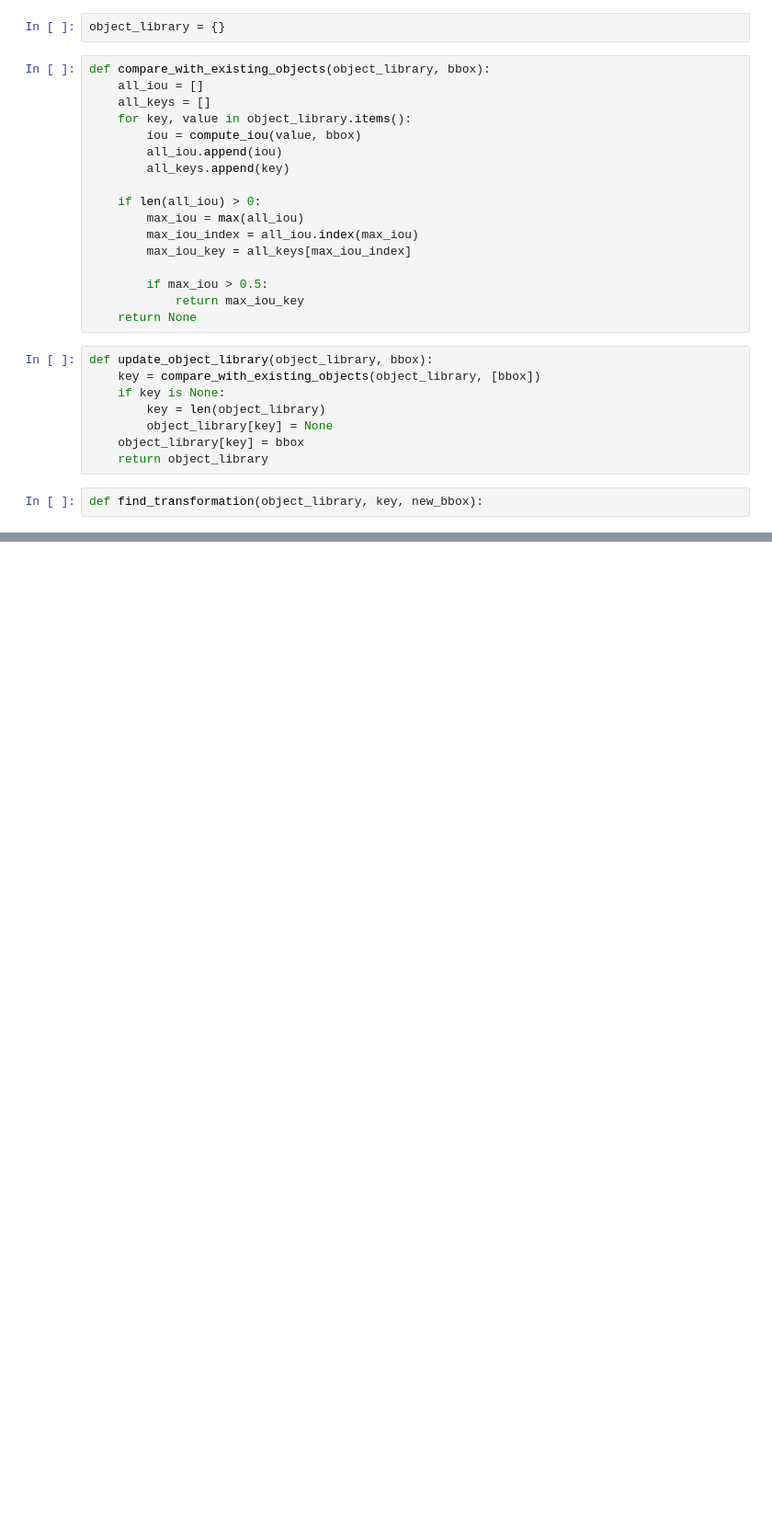
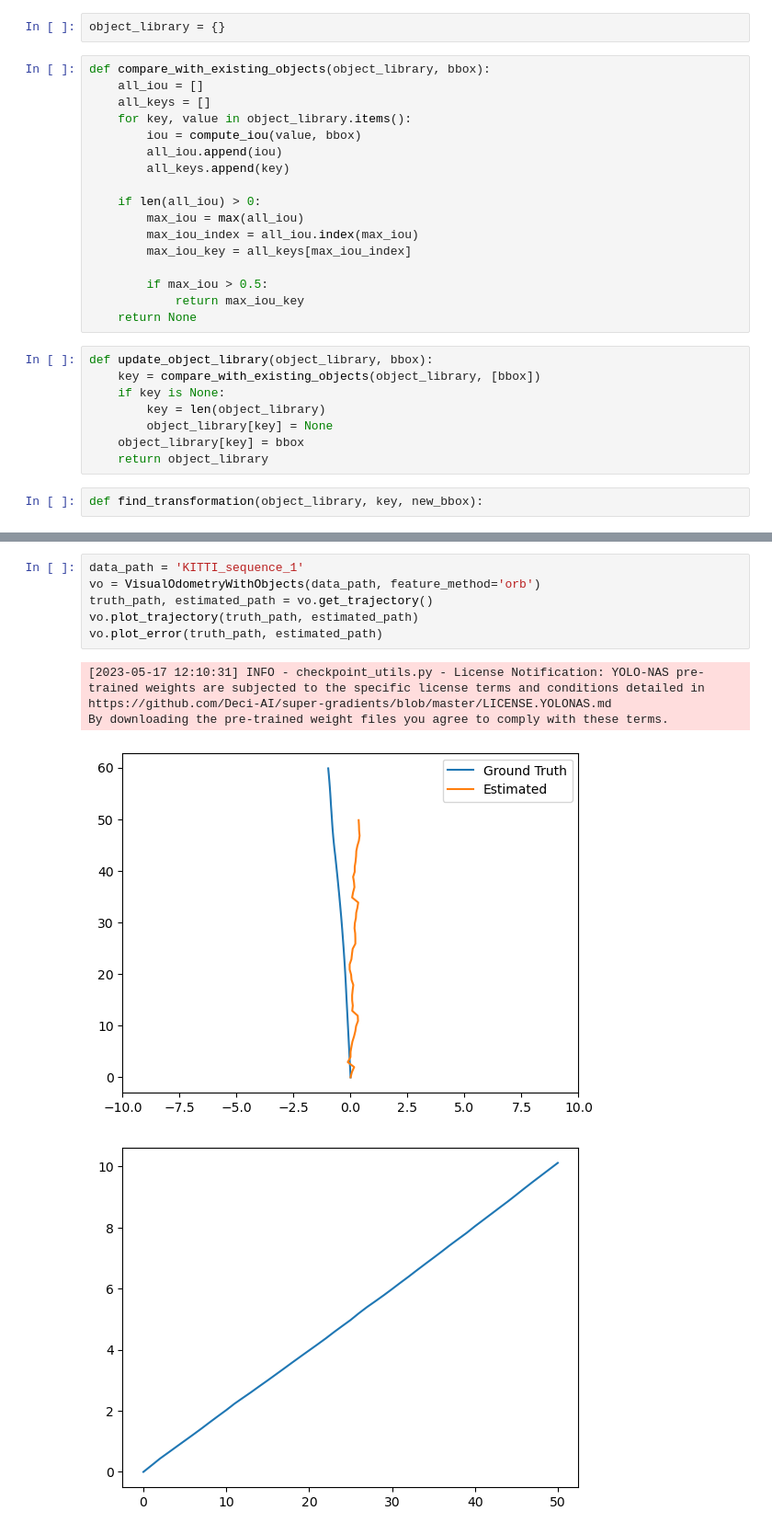
Before and after one commit to hang-yin/RoI-bounded-Visual-Odometry, a Jupyter notebook: experiment/objects_experiment.ipynb, the cells around one changed output, grey strips where cells are left out. Shown at 92% size. Cells and saved outputs as stored; diff of their text form; blank space fills up the shorter version.

```diff
--- a/experiment/objects_experiment.ipynb
+++ b/experiment/objects_experiment.ipynb
@@ -152,0 +443,12 @@ def find_transformation(object_library, key, new_bbox):
+# %%
+data_path = 'KITTI_sequence_1'
+vo = VisualOdometryWithObjects(data_path, feature_method='orb')
+truth_path, estimated_path = vo.get_trajectory()
+vo.plot_trajectory(truth_path, estimated_path)
+vo.plot_error(truth_path, estimated_path)
+# %% [output]
+[2023-05-17 12:10:31] INFO - checkpoint_utils.py - License Notification: YOLO-NAS pre-trained weights are subjected to the specific license terms and conditions detailed in
+https://github.com/Deci-AI/super-gradients/blob/master/LICENSE.YOLONAS.md
+By downloading the pre-trained weight files you agree to comply with these terms.
+[figure, added]
+[figure, added]
```
Also changed, not shown: parts of 7 cells of this notebook.
